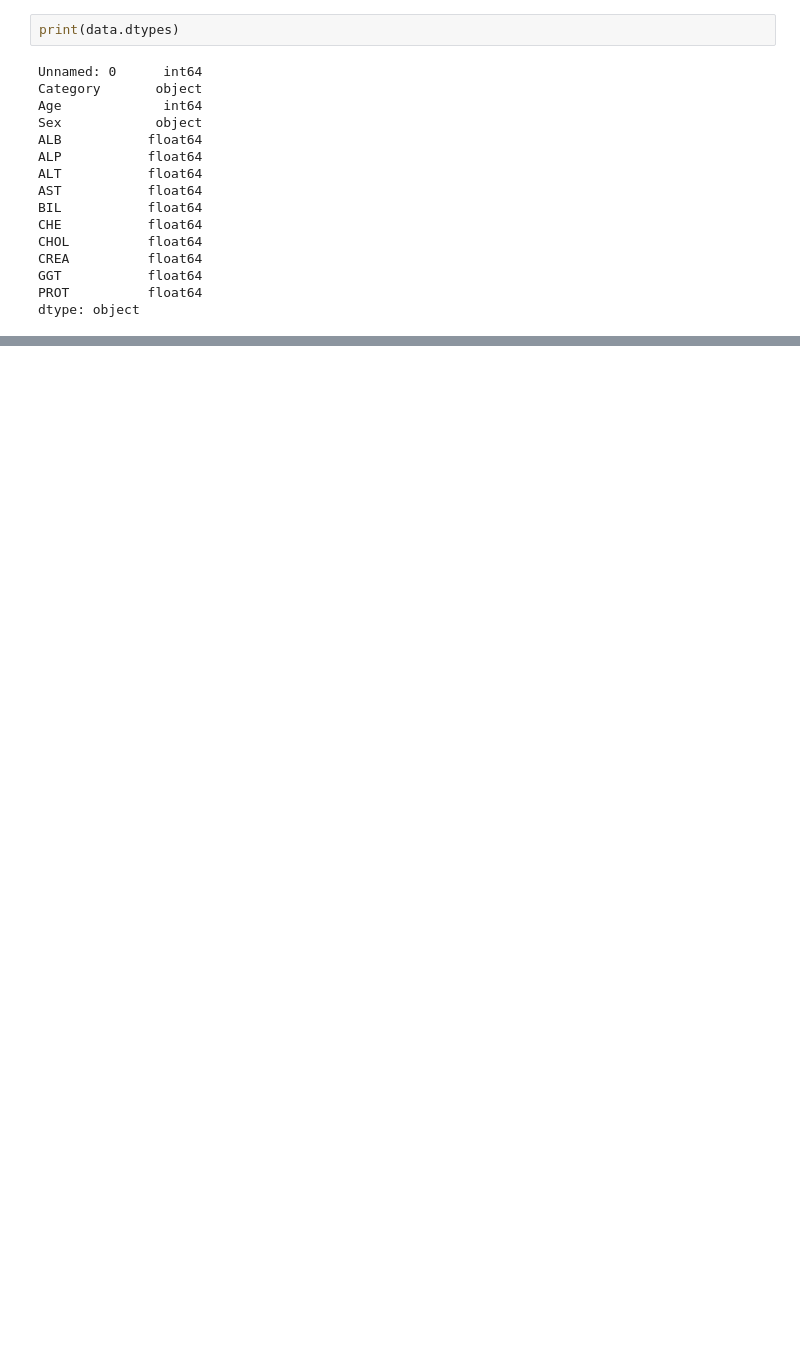
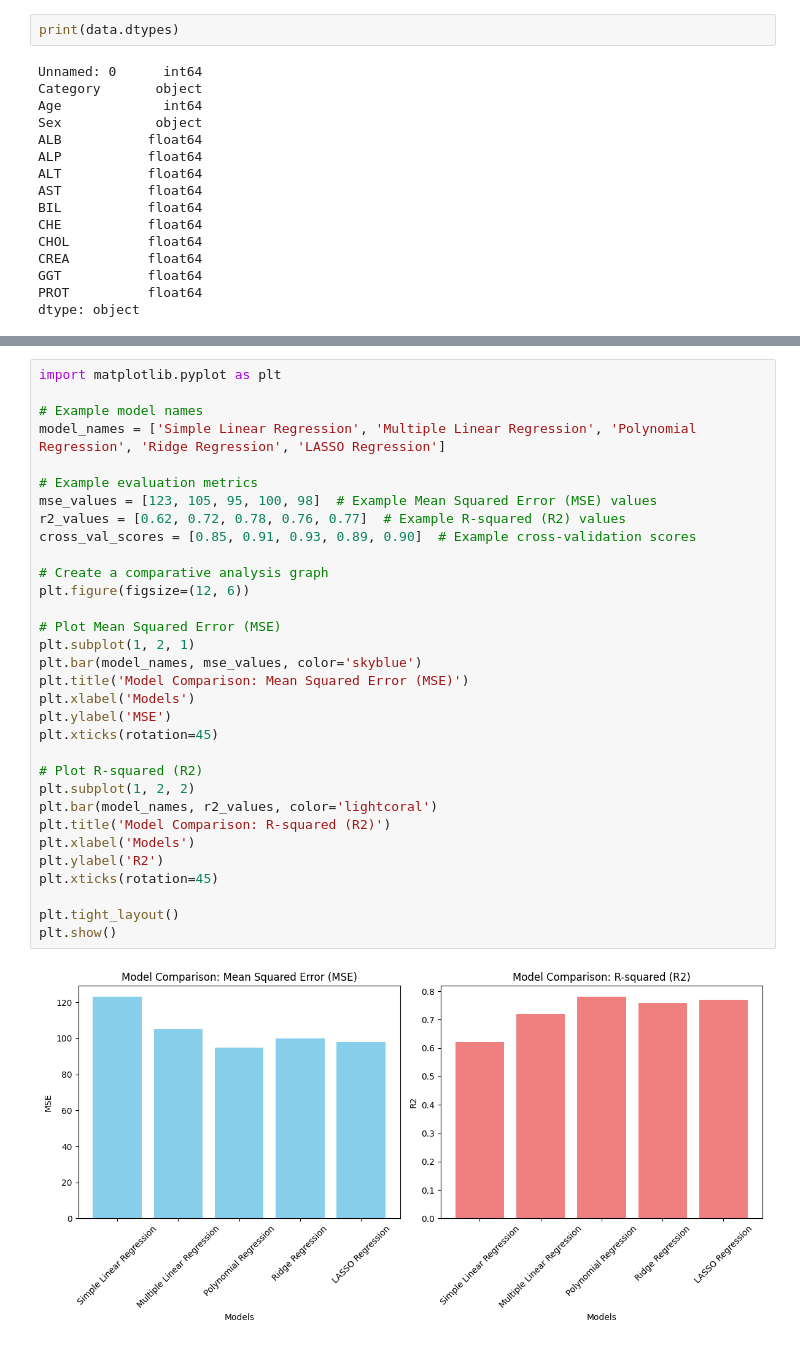
Before and after one commit to Guhan2348519/ADVANCED-ML-tasks, a Jupyter notebook: 2348519_AML_LAB5.ipynb, the cells around one changed output, grey strips where cells are left out. Cells and saved outputs as stored; diff of their text form; blank space fills up the shorter version.

```diff
--- a/2348519_AML_LAB5.ipynb
+++ b/2348519_AML_LAB5.ipynb
@@ -134,0 +168,34 @@ Intercept: 0.7026919435006796
+# %%
+import matplotlib.pyplot as plt
+
+# Example model names
+model_names = ['Simple Linear Regression', 'Multiple Linear Regression', 'Polynomial Regression', 'Ridge Regression', 'LASSO Regression']
+
+# Example evaluation metrics
+mse_values = [123, 105, 95, 100, 98]  # Example Mean Squared Error (MSE) values
+r2_values = [0.62, 0.72, 0.78, 0.76, 0.77]  # Example R-squared (R2) values
+cross_val_scores = [0.85, 0.91, 0.93, 0.89, 0.90]  # Example cross-validation scores
+
+# Create a comparative analysis graph
+plt.figure(figsize=(12, 6))
+
+# Plot Mean Squared Error (MSE)
+plt.subplot(1, 2, 1)
+plt.bar(model_names, mse_values, color='skyblue')
+plt.title('Model Comparison: Mean Squared Error (MSE)')
+plt.xlabel('Models')
+plt.ylabel('MSE')
+plt.xticks(rotation=45)
+
+# Plot R-squared (R2)
+plt.subplot(1, 2, 2)
+plt.bar(model_names, r2_values, color='lightcoral')
+plt.title('Model Comparison: R-squared (R2)')
+plt.xlabel('Models')
+plt.ylabel('R2')
+plt.xticks(rotation=45)
+
+plt.tight_layout()
+plt.show()
+# %% [output]
+[figure, added]
```
Also changed, not shown: parts of 15 cells of this notebook.
